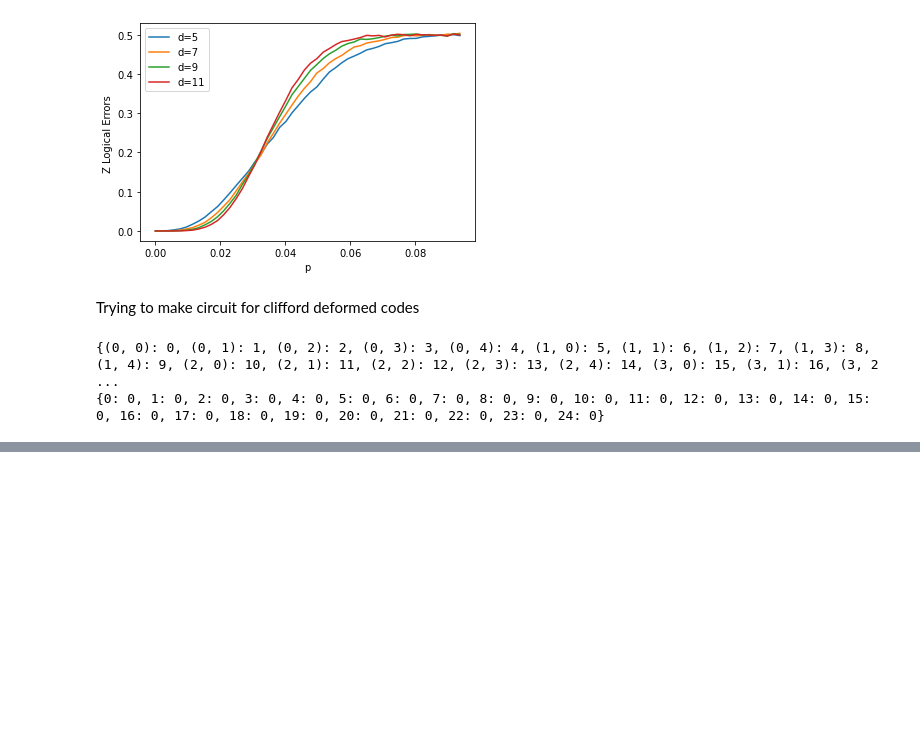
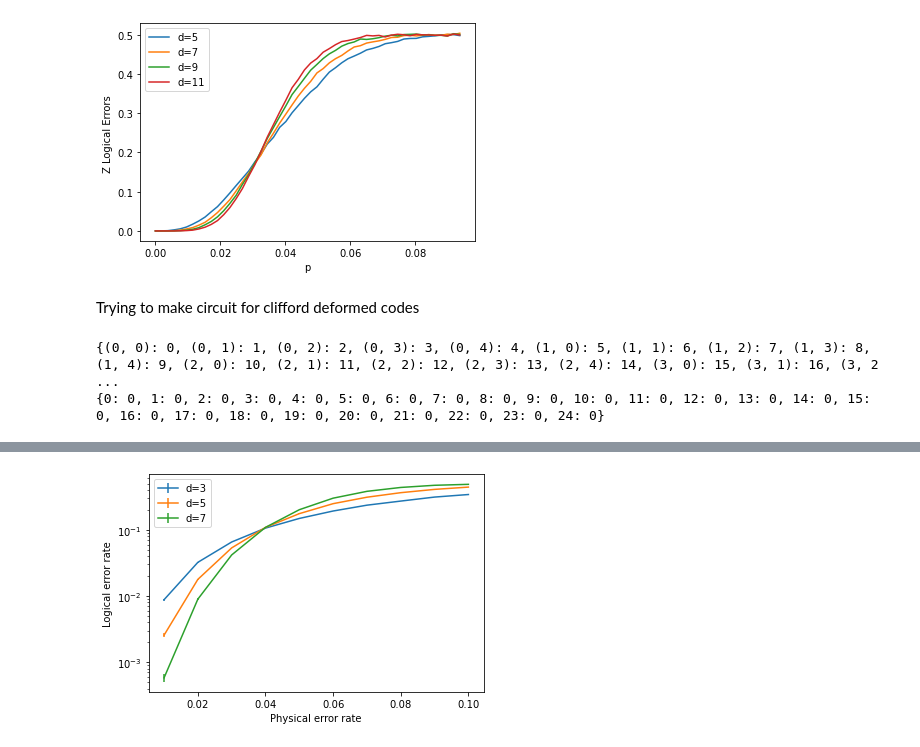
Before and after one commit to acatspirit/correlated_error_biased_noise, a Jupyter notebook: surface_code_circuit_scratch.ipynb, the cells around one changed output, grey strips where cells are left out. Saved outputs shown, nothing was run; the diff lists cells and outputs as text; code cells hidden in the pictures; blank space fills up the shorter version.

```diff
--- a/surface_code_circuit_scratch.ipynb
+++ b/surface_code_circuit_scratch.ipynb
@@ -1040,0 +1149,28 @@ circuit.diagram("timeline-svg")
+# %%
+import numpy as np
+import matplotlib.pyplot as plt
+import stim
+from pymatching import Matching
+from clifford_deformed_cc_circuit import CDCompassCodeCircuit
+
+p_list = np.linspace(0.01, 0.1, 10)
+d_list = [3,5,7]
+num_shots = 100000
+
+log_error_L = []
+
+for d in d_list:
+    errors = []
+    for p in p_list:
+        circuit_obj = CDCompassCodeCircuit(d=d, l=2, p_params=[0,0,p], eta=0.5, type='X')
+        circuit = circuit_obj.make_elongated_circuit_from_parity()
+        dem = circuit.detector_error_model() # what does the decompose do?
+        matchgraph = Matching.from_detector_error_model(dem)
+        sampler = circuit.compile_detector_sampler()
+        syndrome, observable_flips = sampler.sample(num_shots, separate_observables=True)
+        predictions = matchgraph.decode_batch(syndrome)
+        num_errors = np.sum(np.any(np.array(observable_flips) != np.array(predictions), axis=1))
+        errors.append(num_errors/num_shots)
+
+
+    log_error_L.append(np.array(errors))
@@ -1040,0 +1202,13 @@ circuit.diagram("timeline-svg")
+# %%
+%matplotlib inline
+
+plt.figure()
+for d, logical_errors in zip(d_list, log_error_L):
+    std_err = (logical_errors*(1-logical_errors)/num_shots)**0.5
+    plt.errorbar(p_list, logical_errors, yerr=std_err, label="d={}".format(d))
+plt.yscale("log")
+plt.xlabel("Physical error rate")
+plt.ylabel("Logical error rate")
+plt.legend(loc=0);
+# %% [output]
+[figure, added]
```
Also changed, not shown: parts of 7 cells of this notebook, 5 other files.
